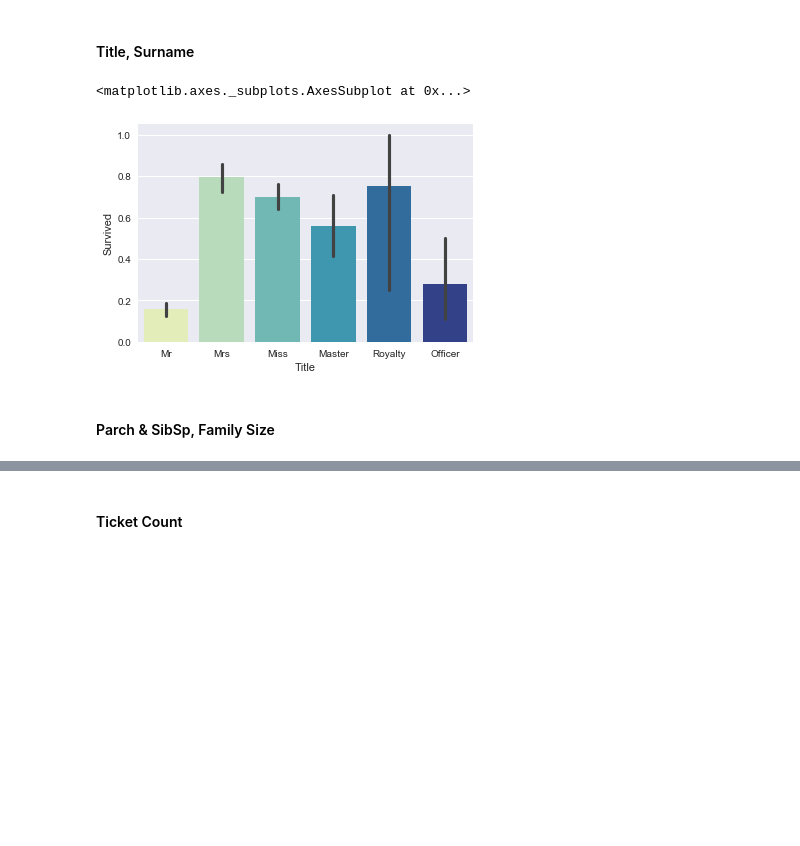
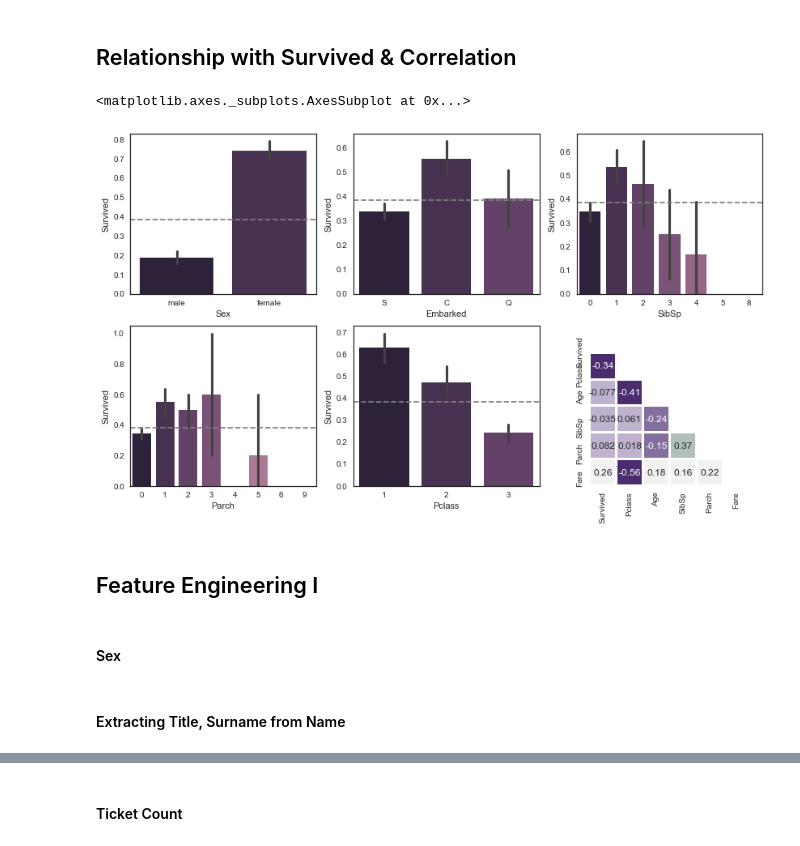
Before and after one commit to eve-hamburg3r/kaggle-practice, a Jupyter notebook: Titanic/titanic.ipynb, the cells around one changed output, grey strips where cells are left out. Drawn from its saved outputs; the diff is of its cells as text; code cells hidden in the pictures; blank space fills up the shorter version.

```diff
--- a/Titanic/titanic.ipynb
+++ b/Titanic/titanic.ipynb
@@ -28,0 +51,19 @@ sns.heatmap(data.corr(),annot=True)
+# %% [markdown]
+## Relationship with Survived & Correlation
+# %%
+fig, axes = plt.subplots(2,3, figsize=(15,8))
+for i, col in enumerate(cat+discrete):
+    sns.barplot(data=data, x= col, y='Survived', ax=axes[i//3,i%3])
+    axes[i//3,i%3].axhline(y=data.Survived.mean(), color='grey', linestyle='--')
+
+mask = np.zeros_like(data.corr())
+mask[np.triu_indices_from(mask)] = True
+sns.heatmap(data.corr(), annot=True, square=True, cbar=False,mask=mask,linewidth=2
+            , cmap=sns.diverging_palette(280, 145, s=60, l=25, n=7), ax=axes[1,2])
+# %% [output]
+<matplotlib.axes._subplots.AxesSubplot at 0x...>
+[figure, added]
+# %% [markdown]
+## Feature Engineering I
+# %% [markdown]
+#### Sex
@@ -29,5 +72,5 @@ sns.heatmap(data.corr(),annot=True)
 # %% [markdown]
-#### Title, Surname
+#### Extracting Title, Surname from Name
 # %%
 def parse_surname(name):
     surname = name.split(', ')[0]
@@ -62,10 +105,3 @@ Title_Dict = {
                     "Lady" :      "Royalty"
 }
 data.Title = data.Title.map(Title_Dict)
-# %%
-sns.barplot(data=data, x='Title', y='Survived', palette="YlGnBu")
-# %% [output]
-<matplotlib.axes._subplots.AxesSubplot at 0x...>
-[figure, removed]
-# %% [markdown]
-#### Parch & SibSp, Family Size
```
Also changed, not shown: parts of 96 cells of this notebook.
